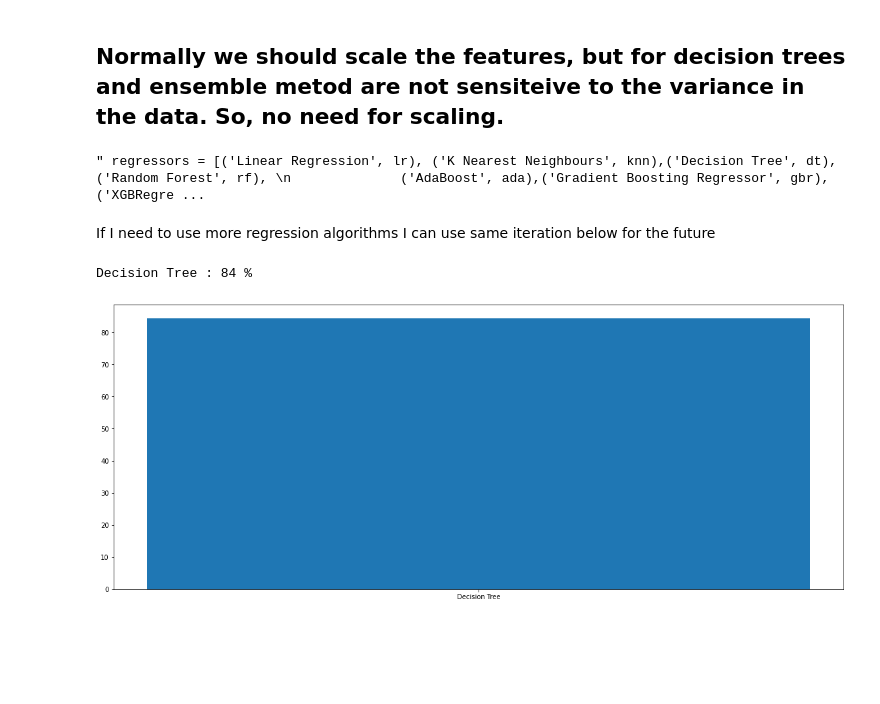
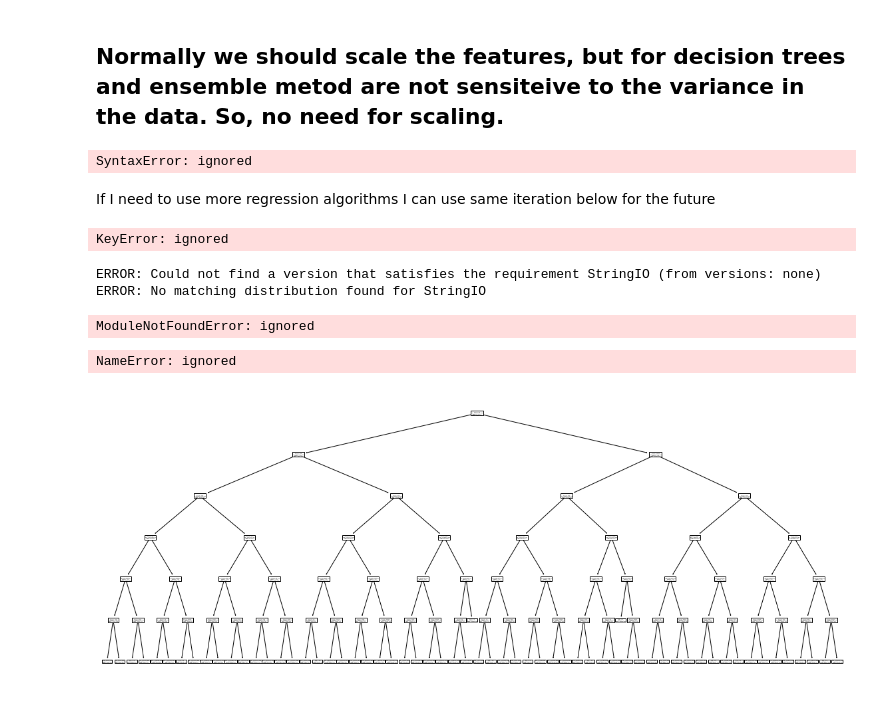
Before and after one commit to orkhan-amrullayev/ML1_algos, a Jupyter notebook: Decision_Trees_Insurance.ipynb, the cells around one changed output. Saved outputs shown, nothing was run; the diff lists cells and outputs as text; code cells hidden in the pictures; blank space fills up the shorter version.

```diff
--- a/Decision_Trees_Insurance.ipynb
+++ b/Decision_Trees_Insurance.ipynb
@@ -104,13 +102,21 @@ ins_df.head()
 from sklearn.model_selection import train_test_split
 
 X = ins_df.iloc[:,:-1].values
+# or
+"""
+X = ins_df.loc[:, ins_df.columns != "charges"]
+"""
+
 y = ins_df.iloc[:,-1].values
 
 X_tr, X_tst, y_tr, y_tst = train_test_split(X, y, test_size=.3, random_state=42)
 # %% [markdown]
 ## Normally we should scale the features, but for decision trees and ensemble metod are not sensiteive to the variance in the data. So, no need for scaling.
 # %%
-dt  = DecisionTreeRegressor(max_depth = 3)
+dt  = DecisionTreeRegressor(max_depth = 5, """criterion='entropy'""")
+
+#  dt  = DecisionTreeRegressor(max_depth = 5, criterion='entropy')
+# seems like entropy is not working for regression
 
 # I can add other regressors/algorithms here too
 """
@@ -132,7 +138,7 @@ regressors = [('Decision Tree', dt)]
               ('AdaBoost', ada),('Gradient Boosting Regressor', gbr),('XGBRegressor', xgb),('CatBoostRegressor', cb)]
 """
 # %% [output]
-" regressors = [('Linear Regression', lr), ('K Nearest Neighbours', knn),('Decision Tree', dt), ('Random Forest', rf), \n              ('AdaBoost', ada),('Gradient Boosting Regressor', gbr),('XGBRegre ...
+SyntaxError: ignored
 # %% [markdown]
 If I need to use more regression algorithms I can use same iteration below for the future
 # %%
@@ -152,5 +158,33 @@ for regressor_name, regressor in regressors:
     plt.rcParams["figure.figsize"] = (20,8)
     plt.bar(regressor_name,accuracy)
 # %% [output]
-Decision Tree : 84 %
+KeyError: ignored
-[figure, removed]
+# %%
+# visualize the Decision Trees
+!pip install StringIO
+
+from sklearn.tree import export_graphviz
+from StringIO import StringIO
+
+def plot_decision_tree(clf,feature_name,target_name):
+    dot_data = StringIO()
+    tree.export_graphviz(clf, out_file=dot_data,
+                         feature_names=feature_name,
+                         class_names=target_name,
+                         filled=True, rounded=True,
+                         special_characters=True)
+    graph = pydotplus.graph_from_dot_data(dot_data.getvalue())
+    return Image(graph.create_png())
+# %% [output]
+ERROR: Could not find a version that satisfies the requirement StringIO (from versions: none)
+ERROR: No matching distribution found for StringIO
+ModuleNotFoundError: ignored
+# %%
+plot_decision_tree(dt, X_tr,  ins_df.columns[1])
+# %% [output]
+NameError: ignored
+# %%
+from sklearn import tree
+tree.plot_tree(dt);
+# %% [output]
+[figure, added]
```
Also changed, not shown: parts of 1 cell of this notebook.
